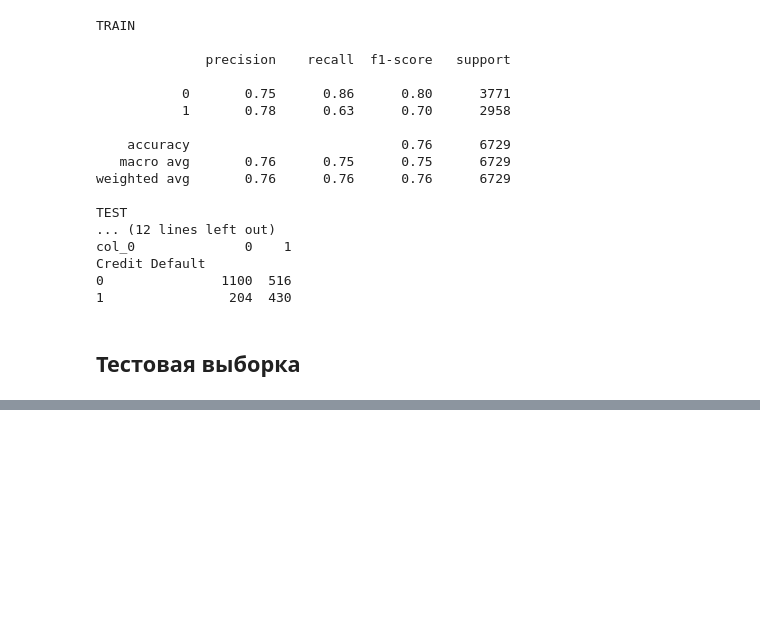
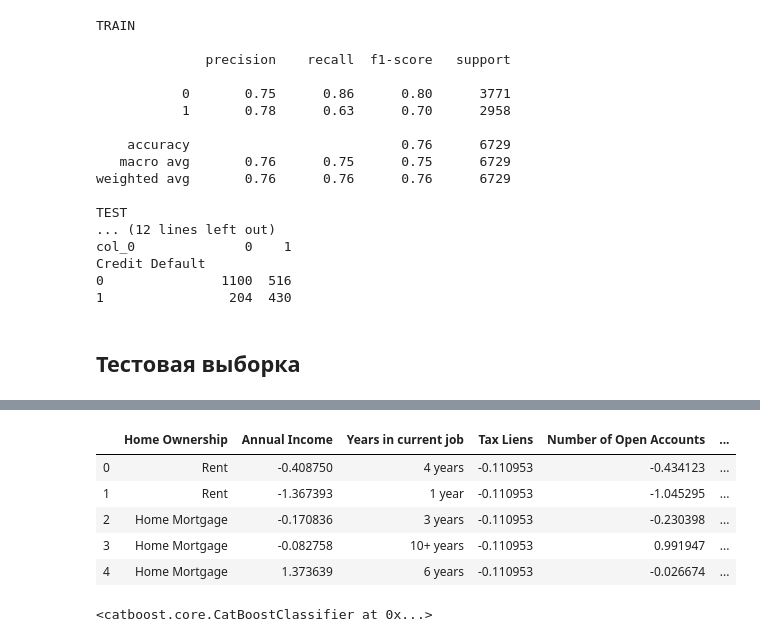
Before and after one commit to ShadarRim/gbpythonlibsadd, a Jupyter notebook: HW Lesson.ipynb, the cells around one changed output, grey strips where cells are left out. Saved outputs shown, nothing was run; the diff lists cells and outputs as text; code cells hidden in the pictures; blank space fills up the shorter version.

```diff
--- a/HW Lesson.ipynb
+++ b/HW Lesson.ipynb
@@ -482,7 +482,7 @@ class Model:
 
             self.scaler = scaler
         else:
-            X_norm[num_f] = scaler.transform(X_norm[num_f])
+            X_norm[num_f] = self.scaler.transform(X_norm[num_f])
 
         return X_norm
 
@@ -879,0 +893,15 @@ with open(MODEL_FILE_PATH, 'wb') as file:
+# %%
+df_test_mod = m.nan_correction(df_test)
+# %%
+df_test_mod = m.outliners_fix(df_test_mod)
+# %%
+df_test_mod = m.scale(df_test_mod)
+# %%
+df_test_mod.head()
+# %% [output]
+|  | Home Ownership | Annual Income | Years in current job | Tax Liens | Number of Open Accounts | ... |
+| 0 | Rent | -0.408750 | 4 years | -0.110953 | -0.434123 | ... |
+| 1 | Rent | -1.367393 | 1 year | -0.110953 | -1.045295 | ... |
+| 2 | Home Mortgage | -0.170836 | 3 years | -0.110953 | -0.230398 | ... |
+| 3 | Home Mortgage | -0.082758 | 10+ years | -0.110953 | 0.991947 | ... |
+| 4 | Home Mortgage | 1.373639 | 6 years | -0.110953 | -0.026674 | ... |
@@ -879,0 +911,5 @@ with open(MODEL_FILE_PATH, 'wb') as file:
+# %%
+model_catb_f_test = catb.CatBoostClassifier(silent=True, cat_features=cat_features, iterations = 219, eval_metric="F1", loss_function="Logloss", colsample_bylevel=0.5, max_depth=3)
+model_catb_f_test.fit(X_train_final[number_features + cat_features], y_train_final)
+# %% [output]
+<catboost.core.CatBoostClassifier at 0x...>
```
Also changed, not shown: parts of 8 cells of this notebook, 5 other files.
